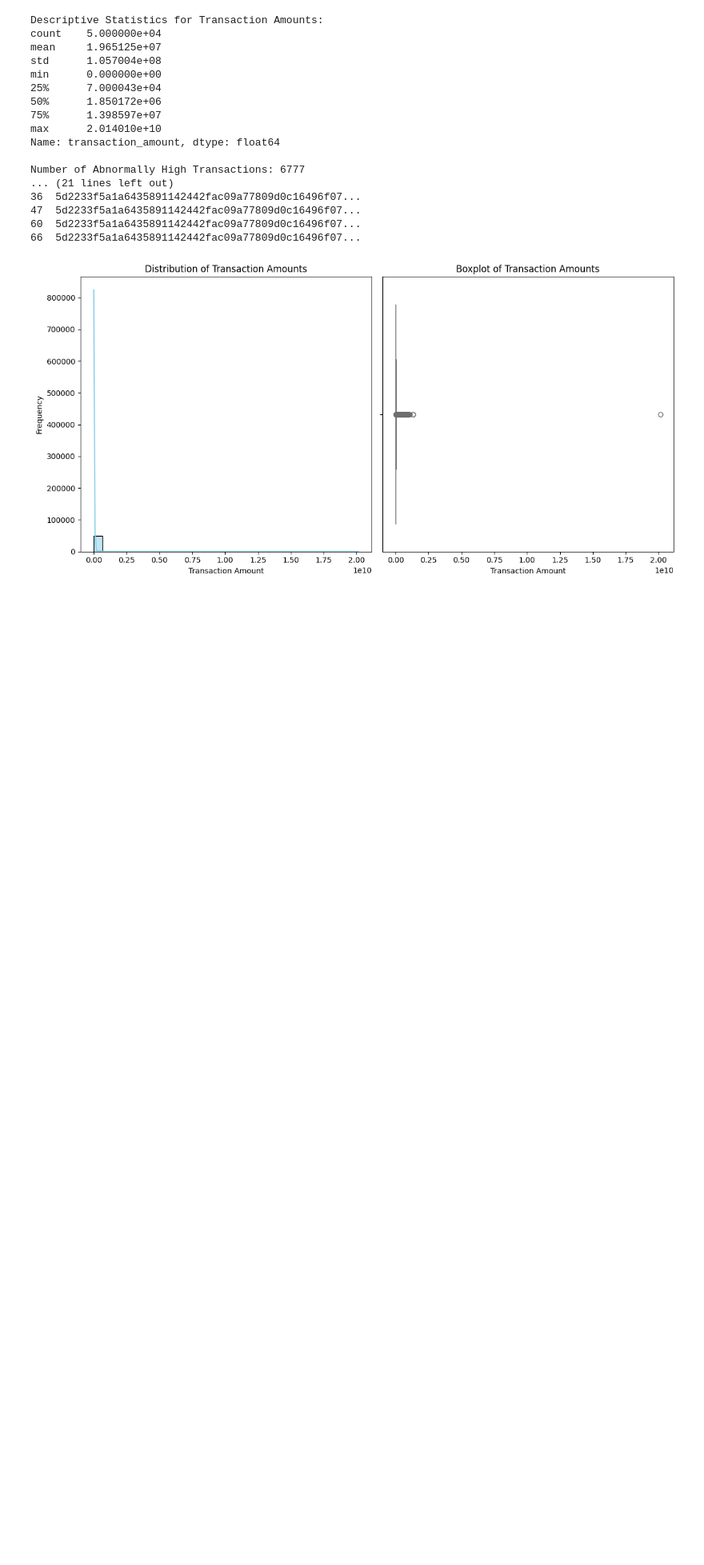
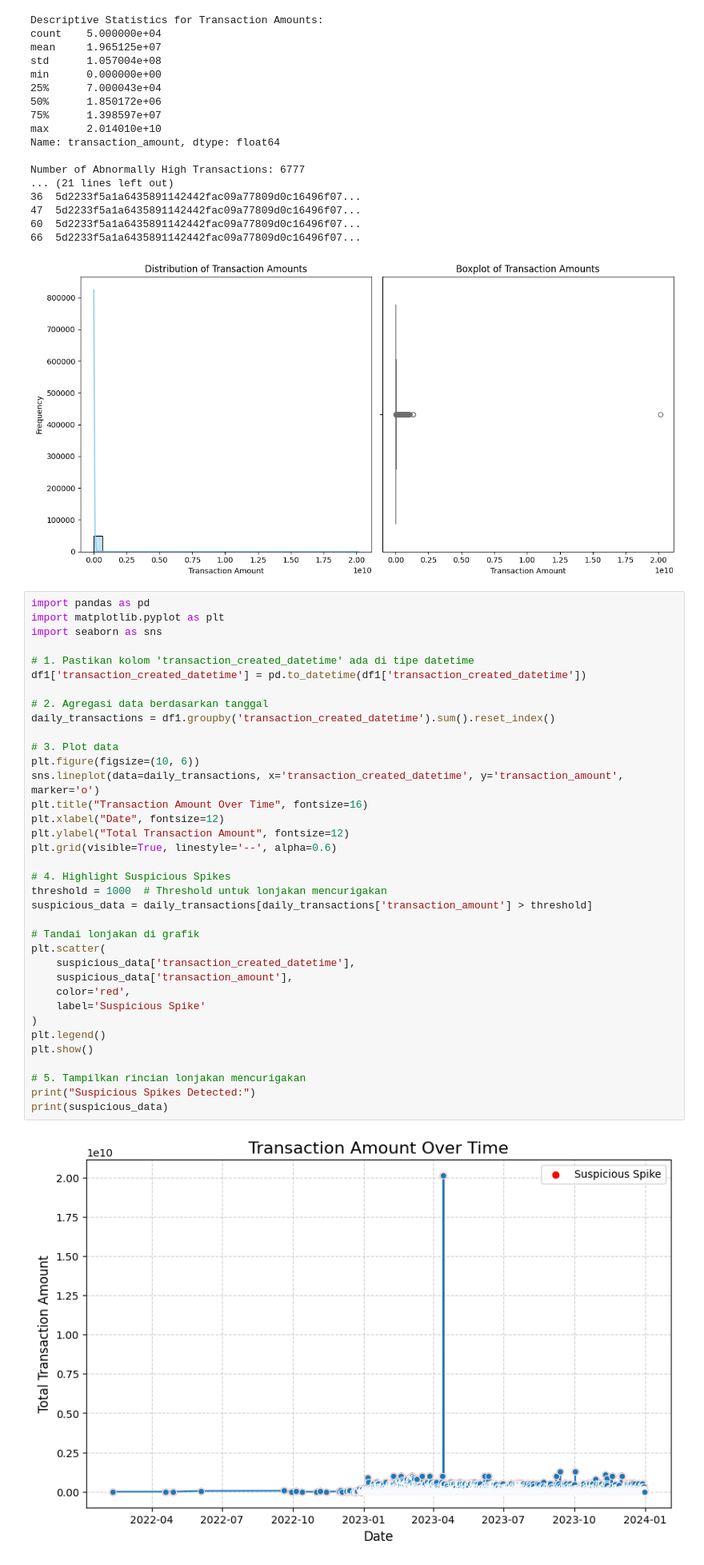
Before and after one commit to Akbar-1056/bitlabs-project, a Jupyter notebook: Project_Based_Learning_kelompok_3_cs03.ipynb, the cells around one changed output. Shown at 80% size. Cells and saved outputs as stored; diff of their text form; blank space fills up the shorter version.

```diff
--- a/Project_Based_Learning_kelompok_3_cs03.ipynb
+++ b/Project_Based_Learning_kelompok_3_cs03.ipynb
@@ -644,3 +727,41 @@ Number of Abnormally High Transactions: 6777
 60  5d2233f5a1a6435891142442fac09a77809d0c16496f07...
 66  5d2233f5a1a6435891142442fac09a77809d0c16496f07...
 [figure]
+# %%
+import pandas as pd
+import matplotlib.pyplot as plt
+import seaborn as sns
+
+# 1. Pastikan kolom 'transaction_created_datetime' ada di tipe datetime
+df1['transaction_created_datetime'] = pd.to_datetime(df1['transaction_created_datetime'])
+
+# 2. Agregasi data berdasarkan tanggal
+daily_transactions = df1.groupby('transaction_created_datetime').sum().reset_index()
+
+# 3. Plot data
+plt.figure(figsize=(10, 6))
+sns.lineplot(data=daily_transactions, x='transaction_created_datetime', y='transaction_amount', marker='o')
+plt.title("Transaction Amount Over Time", fontsize=16)
+plt.xlabel("Date", fontsize=12)
+plt.ylabel("Total Transaction Amount", fontsize=12)
+plt.grid(visible=True, linestyle='--', alpha=0.6)
+
+# 4. Highlight Suspicious Spikes
+threshold = 1000  # Threshold untuk lonjakan mencurigakan
+suspicious_data = daily_transactions[daily_transactions['transaction_amount'] > threshold]
+
+# Tandai lonjakan di grafik
+plt.scatter(
+    suspicious_data['transaction_created_datetime'],
+    suspicious_data['transaction_amount'],
+    color='red',
+    label='Suspicious Spike'
+)
+plt.legend()
+plt.show()
+
+# 5. Tampilkan rincian lonjakan mencurigakan
+print("Suspicious Spikes Detected:")
+print(suspicious_data)
+# %% [output]
+[figure, added]
```
Also changed, not shown: parts of 11 cells of this notebook.
